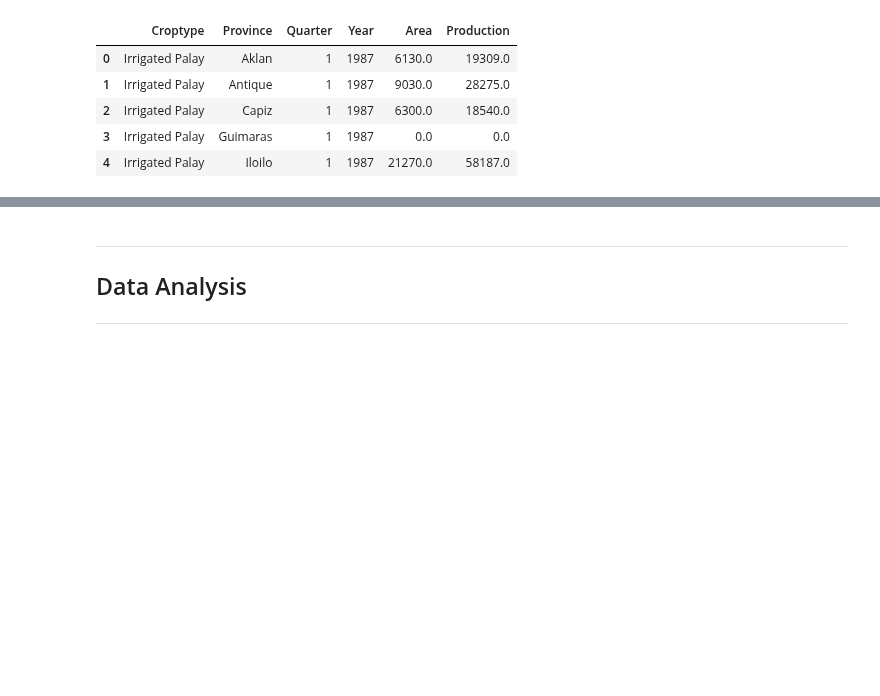
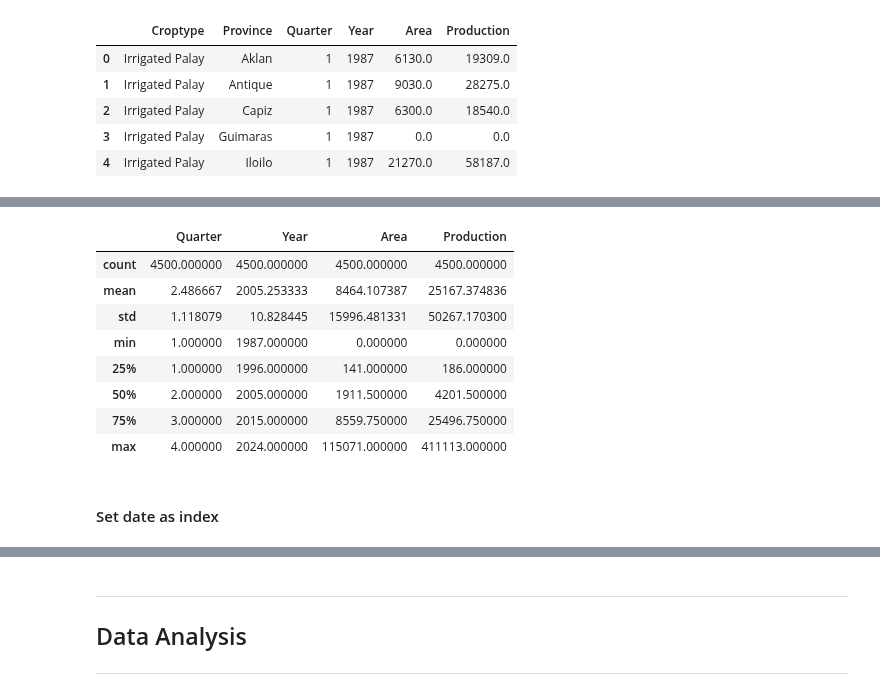
Before and after one commit to kazeulo/Project_197, a Jupyter notebook: project_197.ipynb, the cells around one changed output, grey strips where cells are left out. Saved outputs shown, nothing was run; the diff lists cells and outputs as text; code cells hidden in the pictures; blank space fills up the shorter version.

```diff
--- a/project_197.ipynb
+++ b/project_197.ipynb
@@ -127,3 +145,17 @@ dataset.head(5)
+# %%
+dataset.describe()
+# %% [output]
+|  | Quarter | Year | Area | Production |
+| count | 4500.000000 | 4500.000000 | 4500.000000 | 4500.000000 |
+| mean | 2.486667 | 2005.253333 | 8464.107387 | 25167.374836 |
+| std | 1.118079 | 10.828445 | 15996.481331 | 50267.170300 |
+| min | 1.000000 | 1987.000000 | 0.000000 | 0.000000 |
+| 25% | 1.000000 | 1996.000000 | 141.000000 | 186.000000 |
+| 50% | 2.000000 | 2005.000000 | 1911.500000 | 4201.500000 |
+| 75% | 3.000000 | 2015.000000 | 8559.750000 | 25496.750000 |
+| max | 4.000000 | 2024.000000 | 115071.000000 | 411113.000000 |
+# %% [markdown]
+<h4>Set date as index</h4>
 # %%
 # Map Quarter to start date of each quarter
 quarter_to_date = {
```
Also changed, not shown: parts of 15 cells of this notebook.
